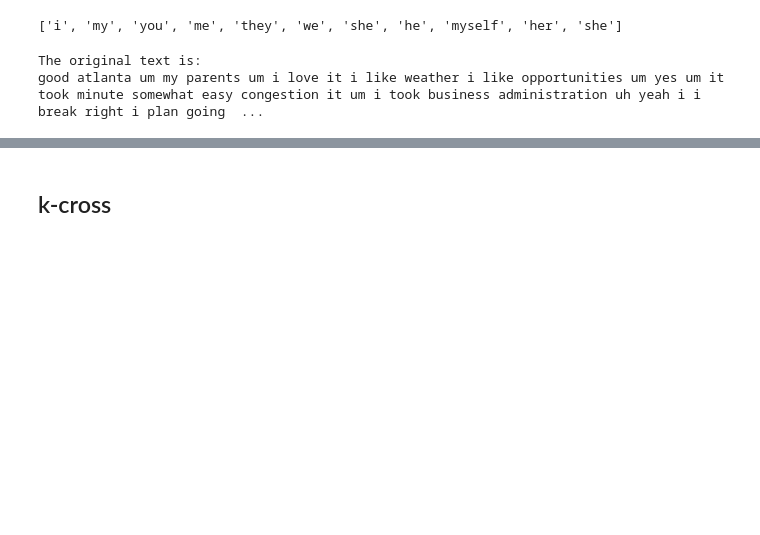
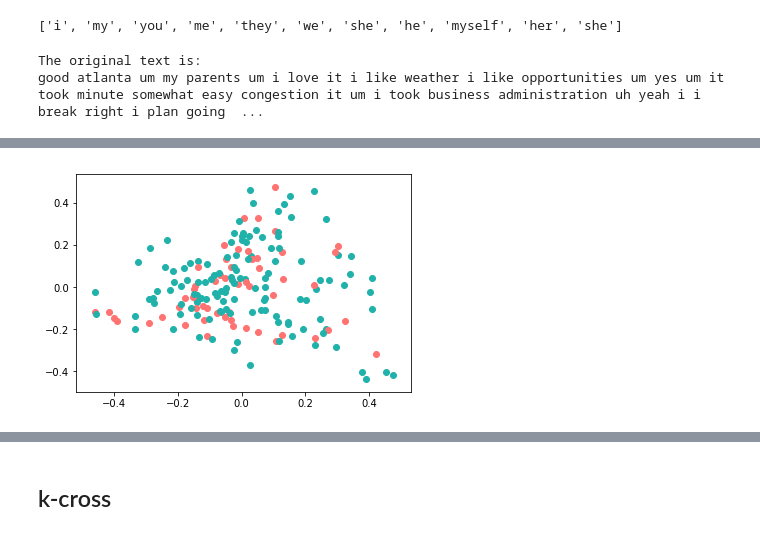
Before and after one commit to derong97/automatic-depression-detector, a Jupyter notebook: models/tfidf.ipynb, the cells around one changed output, grey strips where cells are left out. Saved outputs shown, nothing was run; the diff lists cells and outputs as text; code cells hidden in the pictures; blank space fills up the shorter version.

Commit message:
added a few tdidf models w over and undersampling

```diff
--- a/models/tfidf.ipynb
+++ b/models/tfidf.ipynb
@@ -99,0 +140,81 @@ print(x.shape[0])
+# %%
+num_clusters = 2
+num_seeds = 10
+max_iterations = 300
+
+labels_color_map = {
+    0: '#20b2aa', 1: '#ff7373'
+}
+
+pca_num_components = 2
+tsne_num_components = 2
+
+# create k-means model with custom config
+clustering_model = KMeans(
+    n_clusters=num_clusters,
+    max_iter=max_iterations,
+    precompute_distances="auto",
+    n_jobs=-1
+)
+
+# labels = clustering_model.fit_predict(x)
+
+labels = phq_Binary
+# print labels
+
+x_dense = x.todense()
+
+# ----------------------------------------------------------------------------------------------------------------------
+
+reduced_data = PCA(n_components=pca_num_components).fit_transform(x_dense)
+# print reduced_data
+
+fig, ax = plt.subplots()
+
+A = 0 #counter for green and y = 0
+B = 0 #counter for red and y = 0
+C = 0 #counter for green and y = 1
+D = 0 #counter for red & y = 1
+
+for index, instance in enumerate(reduced_data):
+#     print(instance)
+#     print(index)
+#     print(labels[index])
+    # print instance, index, labels[index]
+    pca_comp_1, pca_comp_2 = reduced_data[index]
+    color = labels_color_map[labels[index]]
+    ax.scatter(pca_comp_1, pca_comp_2, c=color)
+
+    #to compare accuracy
+    y = phq_Binary[index]
+#     print("y = ", y)
+#     print("color: ", color)
+
+    if y == 0 and color == '#20b2aa':
+        A += 1
+    elif (y == 0 and color == '#ff7373'):
+        B += 1
+    elif (y == 1 and color == '#20b2aa'):
+        C += 1
+    elif (y == 1 and color == '#ff7373'):
+        D += 1
+
+
+print("Green and not depressed: ", A)
+print("Red and not depressed: ", B)
+print("Green and depressed: ", C)
+print("Red and depressed: ", D)
+
+
+
+
+plt.show()
+
+
+
+# t-SNE plot
+embeddings = TSNE(n_components=tsne_num_components)
+Y = embeddings.fit_transform(x_dense)
+plt.scatter(Y[:, 0], Y[:, 1], cmap=plt.cm.Spectral)
+plt.show()
+# %% [output]
@@ -99,0 +225 @@ print(x.shape[0])
+[figure, added]
```
Also changed, not shown: parts of 41 cells of this notebook, 1 other file.
